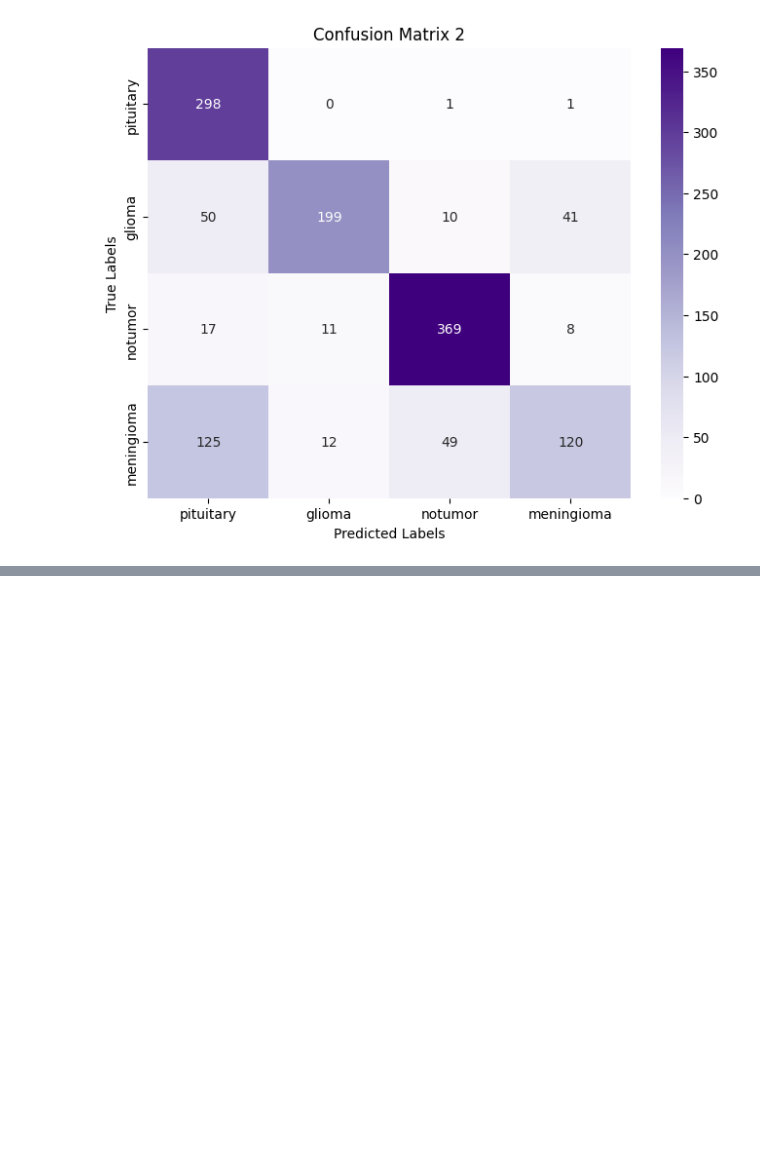
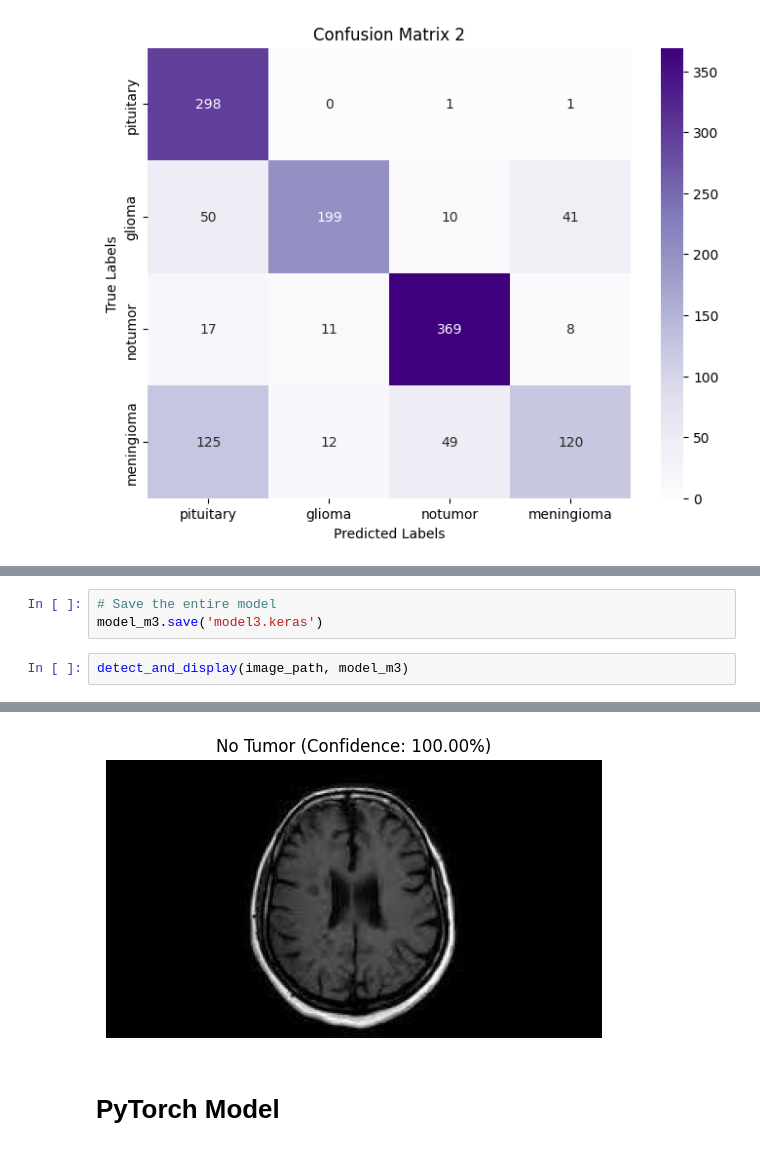
Before and after one commit to ShannonH98/PyTorch_Practice_Projects, a Jupyter notebook: MRI_Project.ipynb, the cells around one changed output, grey strips where cells are left out. Drawn from its saved outputs; the diff is of its cells as text; blank space fills up the shorter version.

```diff
--- a/MRI_Project.ipynb
+++ b/MRI_Project.ipynb
@@ -890,0 +880,6 @@ plt.show()
+# %%
+# Save the entire model
+model_m3.save('model3.keras')
+# %%
+detect_and_display(image_path, model_m3)
+# %% [output]
@@ -890,0 +887,3 @@ plt.show()
+[figure, added]
+# %% [markdown]
+# PyTorch Model
```
Also changed, not shown: parts of 23 cells of this notebook.
